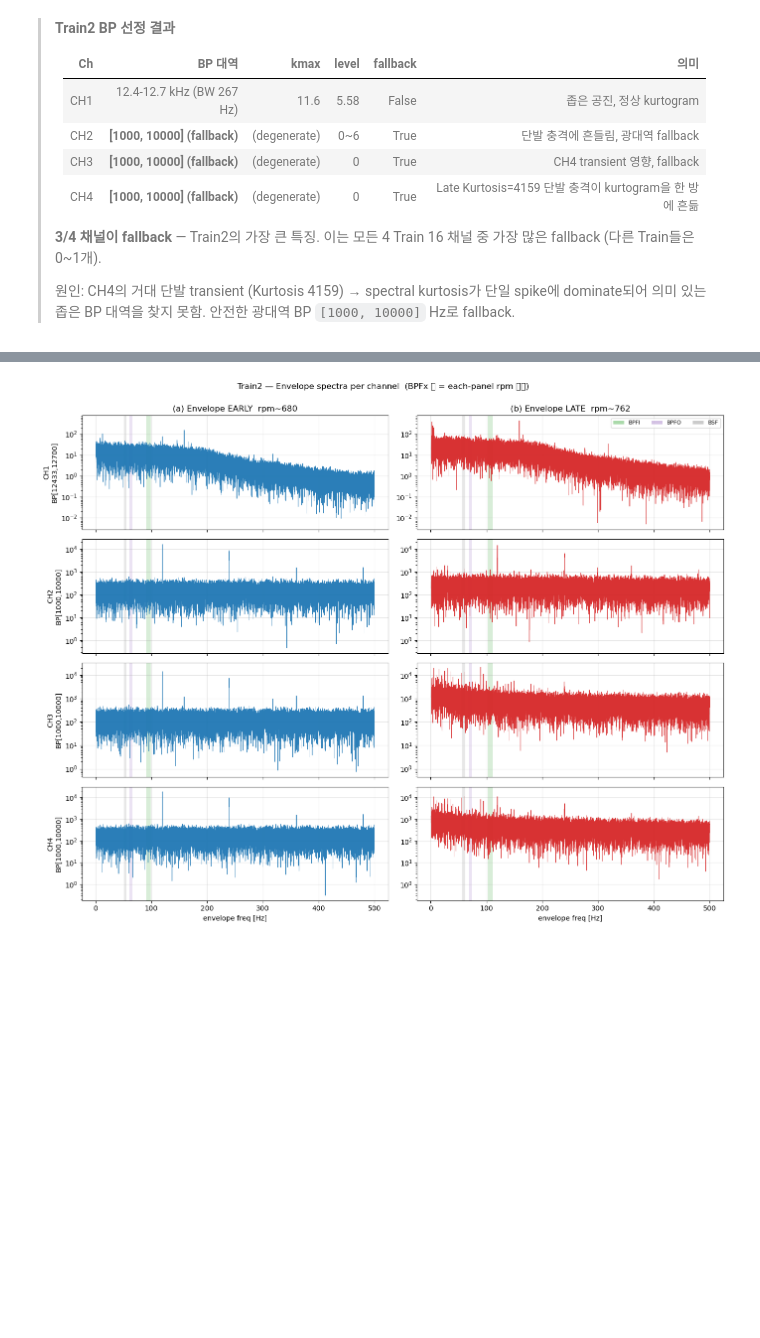
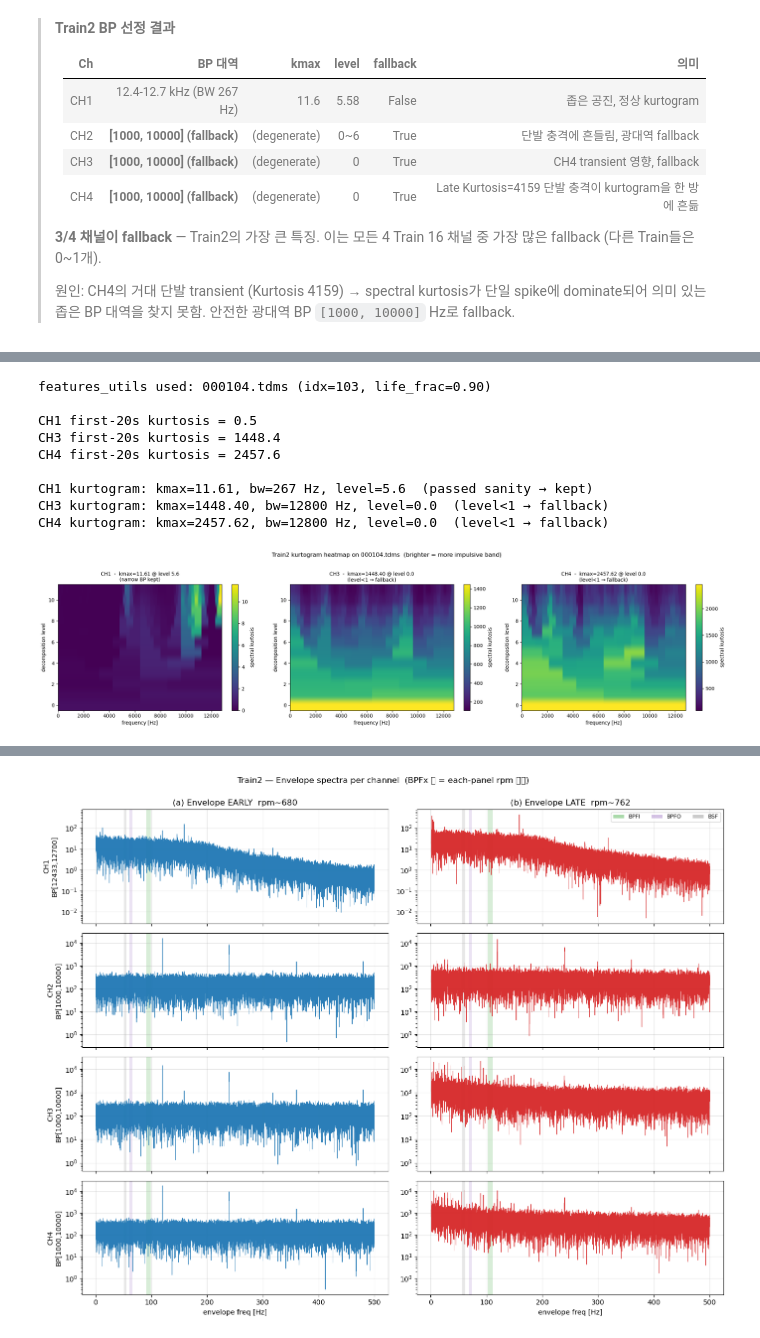
Before and after one commit to Circler-K/data_challenge, a Jupyter notebook: notebooks/01_train2_analysis.ipynb, the cells around one changed output, grey strips where cells are left out. Drawn from its saved outputs; the diff is of its cells as text; code cells hidden in the pictures; blank space fills up the shorter version.

```diff
--- a/notebooks/01_train2_analysis.ipynb
+++ b/notebooks/01_train2_analysis.ipynb
@@ -313,0 +356,61 @@ channel           lo           hi           bw           fc        kmax    level
+# %%
+# Kurtogram visualization on the EXACT file used by features_utils.py (000104.tdms = idx 103, ~92% of life)
+import warnings
+sys.path.insert(0, str(ROOT / 'utils'))
+from kurtogram import fast_kurtogram
+
+# features_utils picks use_idx = int(len(files) * 0.92) - 1 = 103 for Train2
+use_idx = int(len(files) * 0.92) - 1
+file_used = files[use_idx]
+print(f'features_utils used: {file_used.name} (idx={use_idx}, life_frac={use_idx/len(files):.2f})')
+
+arr_used = tdms_to_array(load_tdms_file(file_used))
+
+# Compare CH1 (정상 BP) vs CH3 (fallback) on this file
+sig_ch1 = arr_used[CHANNEL_NAMES.index('CH1')].astype(np.float64)[:512000]
+sig_ch3 = arr_used[CHANNEL_NAMES.index('CH3')].astype(np.float64)[:512000]
+sig_ch4 = arr_used[CHANNEL_NAMES.index('CH4')].astype(np.float64)[:512000]
+print(f'\nCH1 first-20s kurtosis = {ss.kurtosis(sig_ch1):.1f}')
+print(f'CH3 first-20s kurtosis = {ss.kurtosis(sig_ch3):.1f}')
+print(f'CH4 first-20s kurtosis = {ss.kurtosis(sig_ch4):.1f}')
+
+with warnings.catch_warnings():
+    warnings.simplefilter('ignore')
+    K1, _, _, _, kmax1, bw1, lvl1 = fast_kurtogram(sig_ch1, FS, nlevel=6)
+    K3, _, _, _, kmax3, bw3, lvl3 = fast_kurtogram(sig_ch3, FS, nlevel=6)
+    K4, _, _, _, kmax4, bw4, lvl4 = fast_kurtogram(sig_ch4, FS, nlevel=6)
+
+print(f'\nCH1 kurtogram: kmax={kmax1:.2f}, bw={bw1:.0f} Hz, level={lvl1:.1f}  (passed sanity → kept)')
+print(f'CH3 kurtogram: kmax={kmax3:.2f}, bw={bw3:.0f} Hz, level={lvl3:.1f}  (level<1 → fallback)')
+print(f'CH4 kurtogram: kmax={kmax4:.2f}, bw={bw4:.0f} Hz, level={lvl4:.1f}  (level<1 → fallback)')
+
+# Visualize three kurtogram heatmaps
+fig, axes = plt.subplots(1, 3, figsize=(20, 5))
+for ax, K, kmax, lvl, ch_name, status in [
+    (axes[0], K1, kmax1, lvl1, 'CH1', 'narrow BP kept'),
+    (axes[1], K3, kmax3, lvl3, 'CH3', 'level<1 → fallback'),
+    (axes[2], K4, kmax4, lvl4, 'CH4', 'level<1 → fallback'),
+]:
+    im = ax.imshow(K, aspect='auto', cmap='viridis', origin='lower',
+                   extent=[0, FS/2, -0.5, K.shape[0]-0.5])
+    ax.set_xlabel('frequency [Hz]')
+    ax.set_ylabel('decomposition level')
+    ax.set_title(f'{ch_name}  -  kmax={kmax:.2f} @ level {lvl:.1f}\n({status})', fontsize=10)
+    plt.colorbar(im, ax=ax, label='spectral kurtosis')
+
+fig.suptitle(f'Train{TR} kurtogram heatmap on {file_used.name}  '
+             f'(brighter = more impulsive band)',
+             fontsize=12, y=1.02)
+fig.tight_layout()
+plt.show()
+# %% [output]
+features_utils used: 000104.tdms (idx=103, life_frac=0.90)
+
+CH1 first-20s kurtosis = 0.5
+CH3 first-20s kurtosis = 1448.4
+CH4 first-20s kurtosis = 2457.6
+
+CH1 kurtogram: kmax=11.61, bw=267 Hz, level=5.6  (passed sanity → kept)
+CH3 kurtogram: kmax=1448.40, bw=12800 Hz, level=0.0  (level<1 → fallback)
+CH4 kurtogram: kmax=2457.62, bw=12800 Hz, level=0.0  (level<1 → fallback)
+[figure, added]
```
Also changed, not shown: parts of 4 cells of this notebook.
